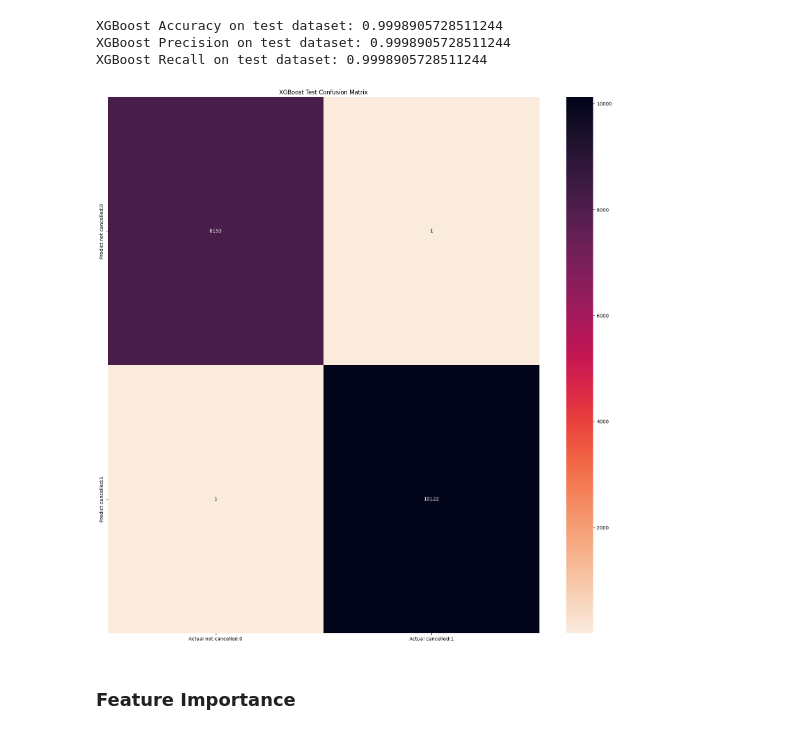
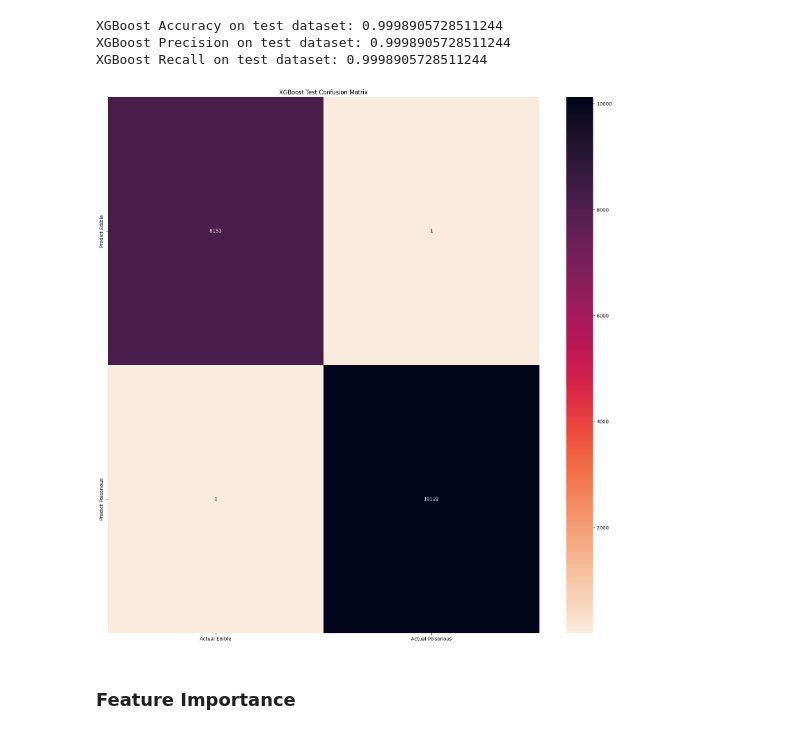
Before and after one commit to debdeepm26/IS597MLC_Final_Project, a Jupyter notebook: Mushroom.ipynb, the cells around one changed output. Cells and saved outputs as stored; diff of their text form; code cells hidden in the pictures.

Commit message:
@debdeep3 confusion matrix label fix

```diff
--- a/Mushroom.ipynb
+++ b/Mushroom.ipynb
@@ -432,12 +432,12 @@ XGBoost Recall on test dataset: 0.9998905728511244
 # %%
 plt.figure(figsize=(20, 20))
 plt.title("XGBoost Test Confusion Matrix")
-cm_matrix = pd.DataFrame(data=xgbm_test_cnf_matrix, columns=['Actual not cancelled:0', 'Actual cancelled:1'], index=['Predict not cancelled:0', 'Predict cancelled:1'])
+cm_matrix = pd.DataFrame(data=xgbm_test_cnf_matrix, columns=['Actual Edible', 'Actual Poisonous'], index=['Predict Edible', 'Predict Poisonous'])
 xgboost_cm = sns.heatmap(cm_matrix, annot=True, fmt='d', cmap='rocket_r')
 plt.show()
 xgboost_cm.figure.savefig('Result/Analysis Images/XGBoost_Test_Confusion_Matrix.png')
 # %% [output]
-[figure, old version]
+[figure, new version]
 # %% [markdown]
 ### Feature Importance
 # %%
```
Also changed, not shown: parts of 7 cells of this notebook, 2 other files.
